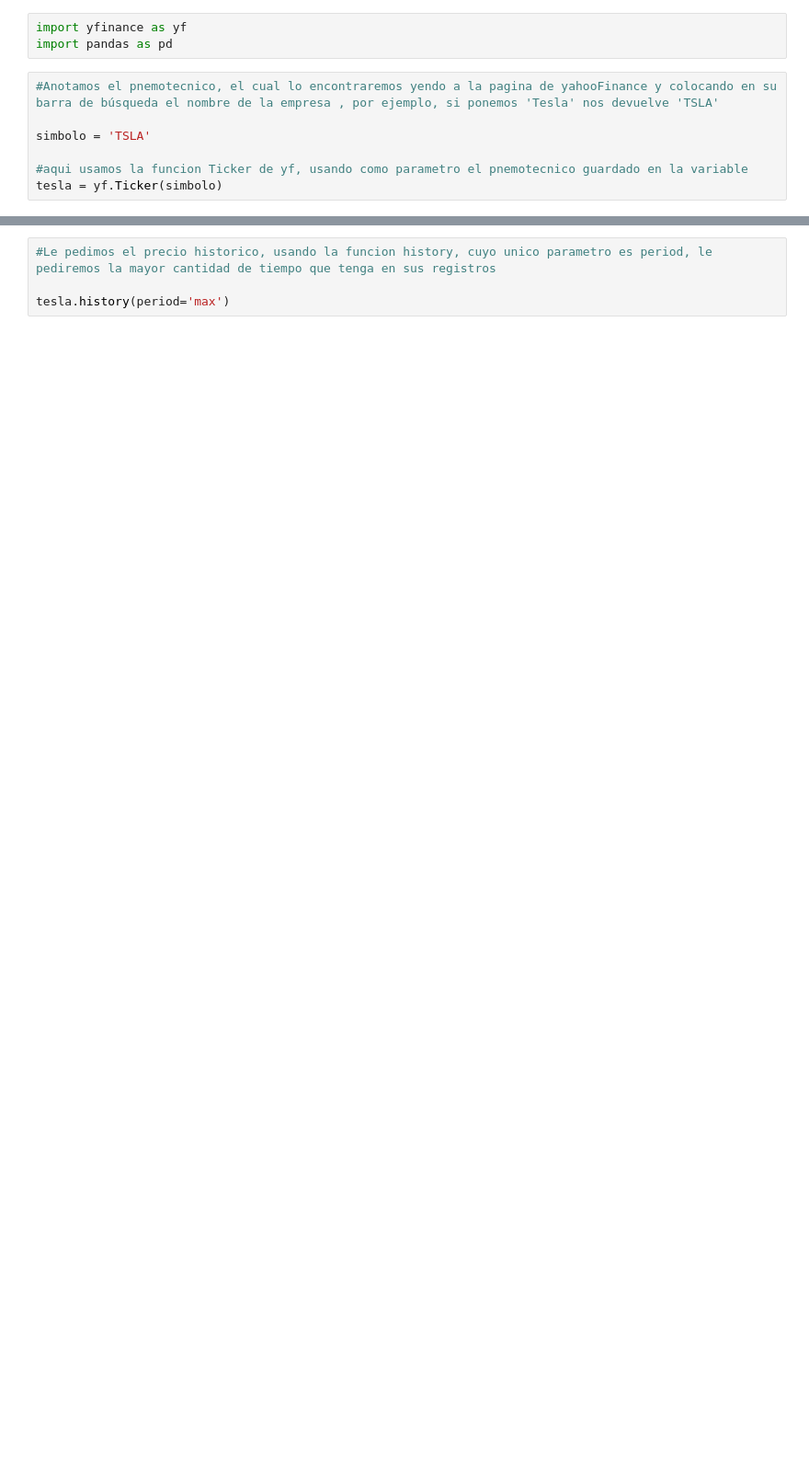
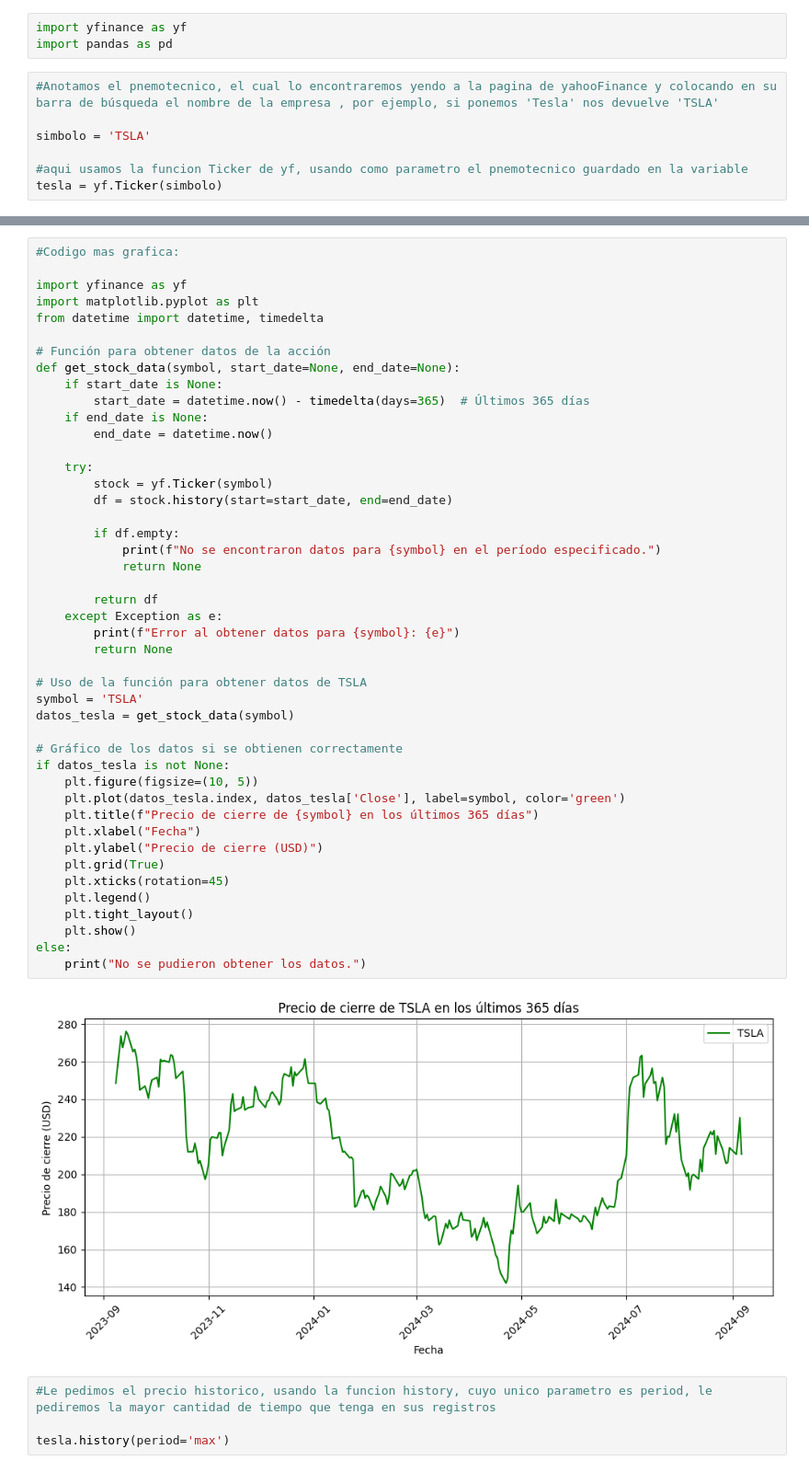
Before and after one commit to LuisCerelli/Conexion_Yahoo_Finance_con_Python, a Jupyter notebook: yahoo_finance.ipynb, the cells around one changed output, grey strips where cells are left out. Shown at 92% size. Drawn from its saved outputs; the diff is of its cells as text; blank space fills up the shorter version.

```diff
--- a/yahoo_finance.ipynb
+++ b/yahoo_finance.ipynb
@@ -11,3 +61,50 @@ tesla = yf.Ticker(simbolo)
+# %%
+#Codigo mas grafica:
+
+import yfinance as yf
+import matplotlib.pyplot as plt
+from datetime import datetime, timedelta
+
+# Función para obtener datos de la acción
+def get_stock_data(symbol, start_date=None, end_date=None):
+    if start_date is None:
+        start_date = datetime.now() - timedelta(days=365)  # Últimos 365 días
+    if end_date is None:
+        end_date = datetime.now()
+
+    try:
+        stock = yf.Ticker(symbol)
+        df = stock.history(start=start_date, end=end_date)
+
+        if df.empty:
+            print(f"No se encontraron datos para {symbol} en el período especificado.")
+            return None
+
+        return df
+    except Exception as e:
+        print(f"Error al obtener datos para {symbol}: {e}")
+        return None
+
+# Uso de la función para obtener datos de TSLA
+symbol = 'TSLA'
+datos_tesla = get_stock_data(symbol)
+
+# Gráfico de los datos si se obtienen correctamente
+if datos_tesla is not None:
+    plt.figure(figsize=(10, 5))
+    plt.plot(datos_tesla.index, datos_tesla['Close'], label=symbol, color='green')
+    plt.title(f"Precio de cierre de {symbol} en los últimos 365 días")
+    plt.xlabel("Fecha")
+    plt.ylabel("Precio de cierre (USD)")
+    plt.grid(True)
+    plt.xticks(rotation=45)
+    plt.legend()
+    plt.tight_layout()
+    plt.show()
+else:
+    print("No se pudieron obtener los datos.")
+# %% [output]
+[figure, added]
 # %%
 #Le pedimos el precio historico, usando la funcion history, cuyo unico parametro es period, le pediremos la mayor cantidad de tiempo que tenga en sus registros
 
```
Also changed, not shown: parts of 3 cells of this notebook.
